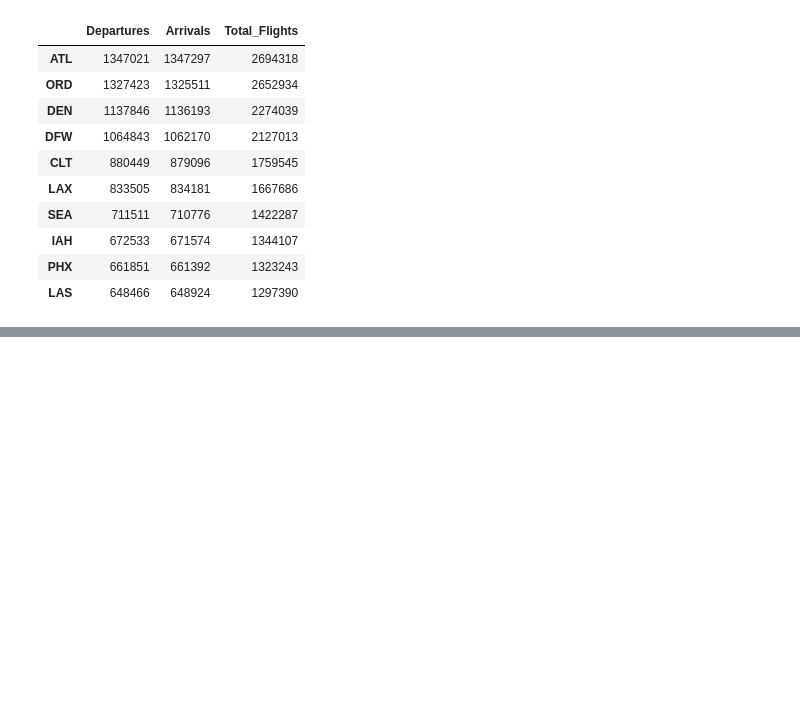
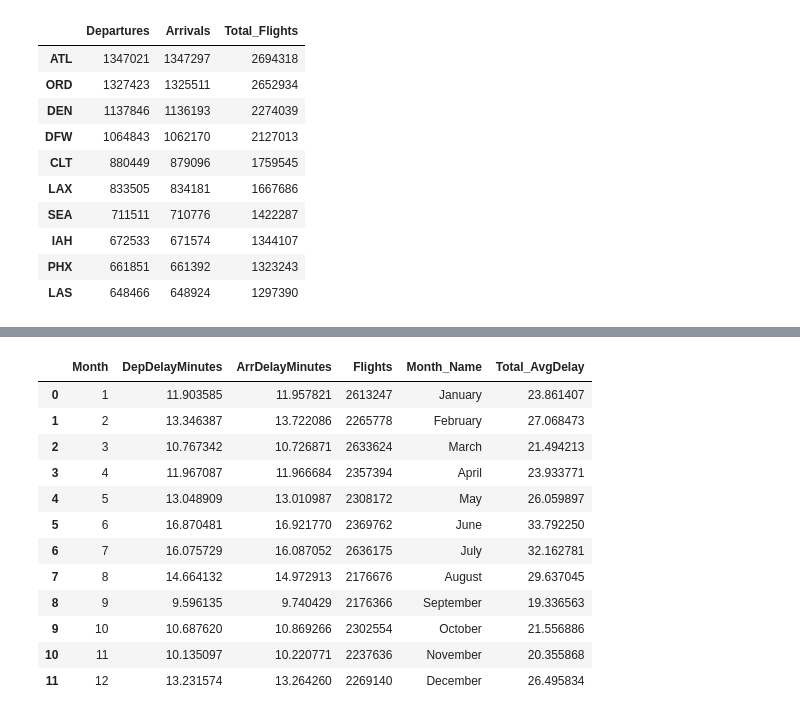
Before and after one commit to fundatanyildiz/flight-delay-predictions, a Jupyter notebook: data_analysis.ipynb, the cells around one changed output, grey strips where cells are left out. Saved outputs shown, nothing was run; the diff lists cells and outputs as text; code cells hidden in the pictures; blank space fills up the shorter version.

```diff
--- a/data_analysis.ipynb
+++ b/data_analysis.ipynb
@@ -313,3 +467,21 @@ fig.write_html("Monthly_Traffic.html")
 IFrame(src="Monthly_Traffic.html", width=700, height=600)
 # %% [output]
 [interactive output not drawn]
+# %%
+# average total(arrival+departure) delay per month
+df_monthly_delay["Total_AvgDelay"] = df_monthly_delay["DepDelayMinutes"] + df_monthly_delay["ArrDelayMinutes"]
+df_monthly_delay
+# %% [output]
+|  | Month | DepDelayMinutes | ArrDelayMinutes | Flights | Month_Name | Total_AvgDelay |
+| 0 | 1 | 11.903585 | 11.957821 | 2613247 | January | 23.861407 |
+| 1 | 2 | 13.346387 | 13.722086 | 2265778 | February | 27.068473 |
+| 2 | 3 | 10.767342 | 10.726871 | 2633624 | March | 21.494213 |
+| 3 | 4 | 11.967087 | 11.966684 | 2357394 | April | 23.933771 |
+| 4 | 5 | 13.048909 | 13.010987 | 2308172 | May | 26.059897 |
+| 5 | 6 | 16.870481 | 16.921770 | 2369762 | June | 33.792250 |
+| 6 | 7 | 16.075729 | 16.087052 | 2636175 | July | 32.162781 |
+| 7 | 8 | 14.664132 | 14.972913 | 2176676 | August | 29.637045 |
+| 8 | 9 | 9.596135 | 9.740429 | 2176366 | September | 19.336563 |
+| 9 | 10 | 10.687620 | 10.869266 | 2302554 | October | 21.556886 |
+| 10 | 11 | 10.135097 | 10.220771 | 2237636 | November | 20.355868 |
+| 11 | 12 | 13.231574 | 13.264260 | 2269140 | December | 26.495834 |
```
Also changed, not shown: parts of 14 cells of this notebook, 8 other files.
